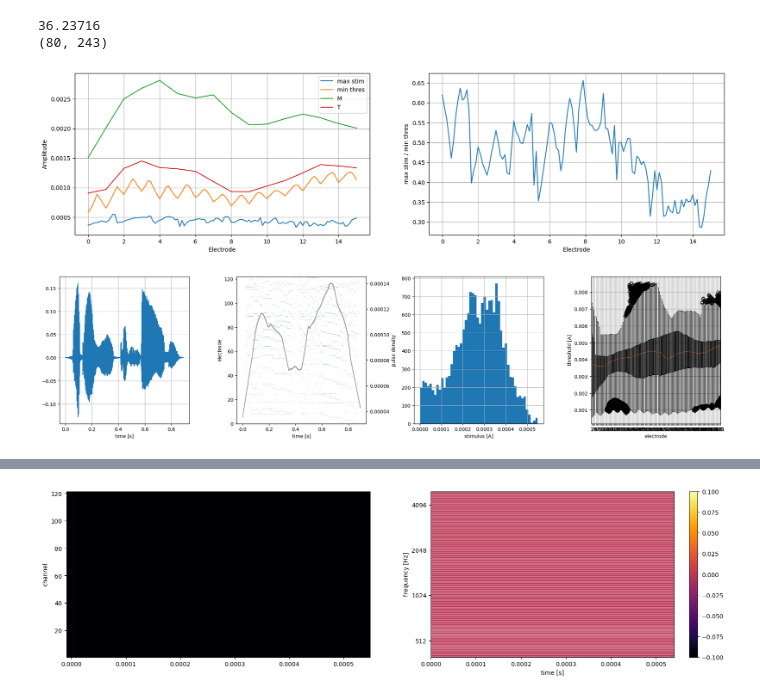
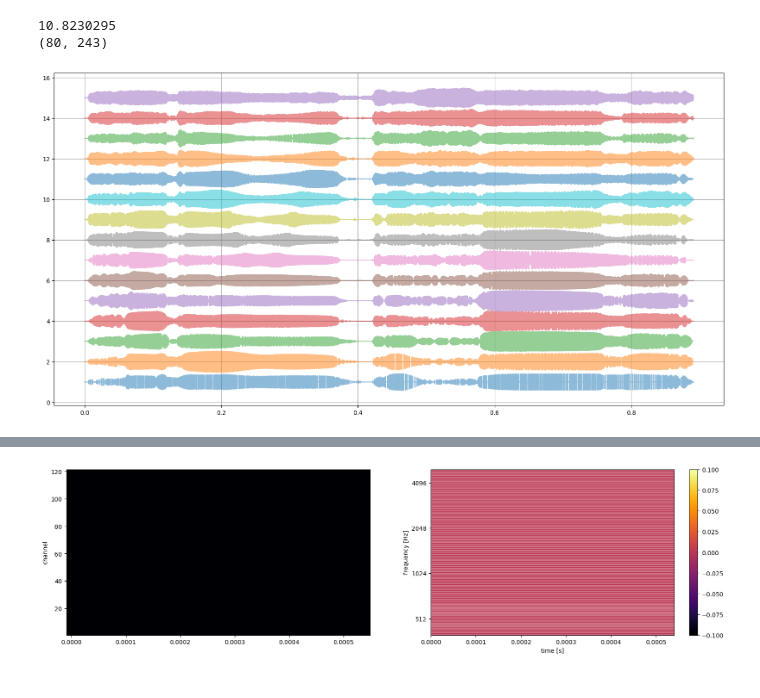
Before and after one commit to jacobdenobel/abt, a Jupyter notebook: notebooks/electrogram.ipynb, the cells around one changed output, grey strips where cells are left out. Cells and saved outputs as stored; diff of their text form; code cells hidden in the pictures.

```diff
--- a/notebooks/electrogram.ipynb
+++ b/notebooks/electrogram.ipynb
@@ -24,14 +24,14 @@ NAME = "defineit"
 N_MELS = 80
 N_FFT = 2048
 N_HOP = N_FFT // 32
-CS = True
+CS = False
 
 MEL_SCALE = librosa.filters.mel_frequencies(N_MELS, fmin=MIN_FREQ, fmax=MAX_FREQ)
 
 MAT = MatlabData.read()
 
 IDET = MAT.I_det[:, 4::8] if not CS else MAT.I_det
-scaling_factor = 0.8
+scaling_factor = 1.0
 
 freq_f = scipy.interpolate.interp1d(
     np.r_[0, np.argmin(MAT.I_det[:,::8], axis=0), 3200],
@@ -41,37 +41,47 @@ freq_f = scipy.interpolate.interp1d(
 
 fidx = np.arange(0, 3200)
 int_freq = freq_f(fidx)
 
 pulse_train, audio_signal = abt.wav_to_electrodogram(
     abt.sounds[NAME],
     current_steering=CS,
     charge_balanced=False,
     virtual_channels=True,
     apply_audiomixer=False,
-    ramp_type = 'cs',
+    ramp_type = None,
     # M=MAT.M * 1e6 / scaling_factor,
     # T=MAT.T * 1e6 / scaling_factor,
     Fs = FS,
-    stim_db = 62.0,
-    ramp_duration=0.1
+    # stim_db = 62.0,
+    # ramp_duration=0.1
 )
 # pulse_train *= scaling_factor
 
 audio_signal = audio_signal[0]
 duration = len(audio_signal) * (1 / FS)
 
 cycle = 2 * 15
 cycle_time = cycle * 18e-6
 n_channels = pulse_train.shape[0]
 channel_freq = abt.utils.virtual_channel_frequencies(n_channels, MAX_FREQ)
 
 S = librosa.feature.melspectrogram(y=audio_signal, sr=FS, n_fft=N_FFT, hop_length=N_HOP, n_mels=N_MELS, fmin=MIN_FREQ, fmax=MAX_FREQ)
 ref_db = np.max(S)
 print(ref_db)
 print(S.shape)
-plot_pulse_train_stats(pulse_train, audio_signal, MAT, IDET, FS)
+# plot_pulse_train_stats(pulse_train, audio_signal, MAT, IDET, FS)
+
+plt.figure(figsize=(20, 10))
+
+t = np.linspace(0, duration, pulse_train.shape[1])
+for i, channel in enumerate(pulse_train, 1):
+    mask = np.where(channel)[0]
+    y = np.ones(pulse_train.shape[1]) * i
+    y[mask] += 1e3 * channel[mask]
+    y[mask+1] -= 1e3 * channel[mask]
+    plt.step(t, y, alpha=.5)
+plt.grid()
 # %% [output]
-36.23716
+10.8230295
 (80, 243)
-[figure, old version]
+[figure, new version]
-[figure, removed]
```
Also changed, not shown: parts of 1 cell of this notebook, 12 other files.
